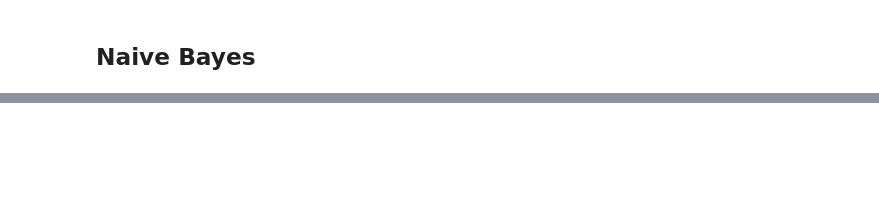
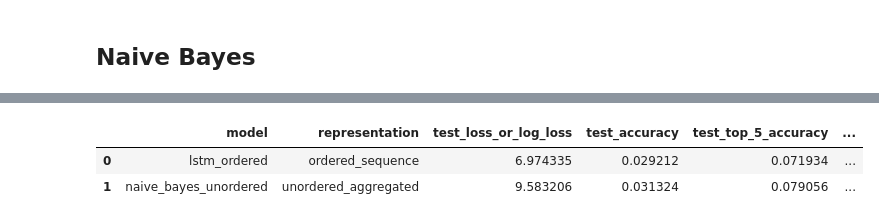
Before and after one commit to xkello/ISA-Team-8, a Jupyter notebook: lstm.ipynb, the cells around one changed output, grey strips where cells are left out. Drawn from its saved outputs; the diff is of its cells as text; code cells hidden in the pictures; blank space fills up the shorter version.

Commit message:
Add Naive Bayes

```diff
--- a/lstm.ipynb
+++ b/lstm.ipynb
@@ -348,7 +339,7 @@ rest_of_user_matrix_padding.shape: (6007, 5, 385)
 ## Merging all the sequences
 # %%
 # merge all the matrices
-final_user_matrix = np.concat([user_matrix, user_matrix_padding, rest_of_user_matrix_padding])
+final_user_matrix = np.concatenate([user_matrix, user_matrix_padding, rest_of_user_matrix_padding])
 print("final_user_matrix.shape:", final_user_matrix.shape)
 # %% [output]
 final_user_matrix.shape: (74235, 5, 385)
@@ -597,0 +713,39 @@ Epoch 85/85
+# %%
+# Compare ordered (LSTM) vs unordered (Naive Bayes) on the exact same test split.
+# LSTM keeps sequence order via recurrent modeling, NB uses aggregated order-free features.
+lstm_eval = model.evaluate(
+    [restaurant_ids_x_test, user_ids_x_test, attributes_x_test],
+    y_test,
+    batch_size=batch_size,
+    verbose=0,
+)
+lstm_metrics = pd.DataFrame([
+    {
+        "model": "lstm_ordered",
+        "representation": "ordered_sequence",
+        "test_loss_or_log_loss": float(lstm_eval[0]),
+        "test_accuracy": float(lstm_eval[1]),
+        "test_top_5_accuracy": float(lstm_eval[2]),
+        "test_top_10_accuracy": float(lstm_eval[3]),
+    }
+])
+nb_for_compare = nb_metrics.rename(columns={"test_log_loss": "test_loss_or_log_loss"}).copy()
+nb_for_compare["representation"] = "unordered_aggregated"
+comparison_columns = [
+    "model",
+    "representation",
+    "test_loss_or_log_loss",
+    "test_accuracy",
+    "test_top_5_accuracy",
+    "test_top_10_accuracy",
+]
+comparison_df = pd.concat([
+    lstm_metrics[comparison_columns],
+    nb_for_compare[comparison_columns],
+], ignore_index=True)
+# Lower loss is better; higher accuracy/top-k values are better.
+display(comparison_df)
+# %% [output]
+|  | model | representation | test_loss_or_log_loss | test_accuracy | test_top_5_accuracy | ... |
+| 0 | lstm_ordered | ordered_sequence | 6.974335 | 0.029212 | 0.071934 | ... |
+| 1 | naive_bayes_unordered | unordered_aggregated | 9.583206 | 0.031324 | 0.079056 | ... |
```
Also changed, not shown: parts of 7 cells of this notebook, 3 other files.
